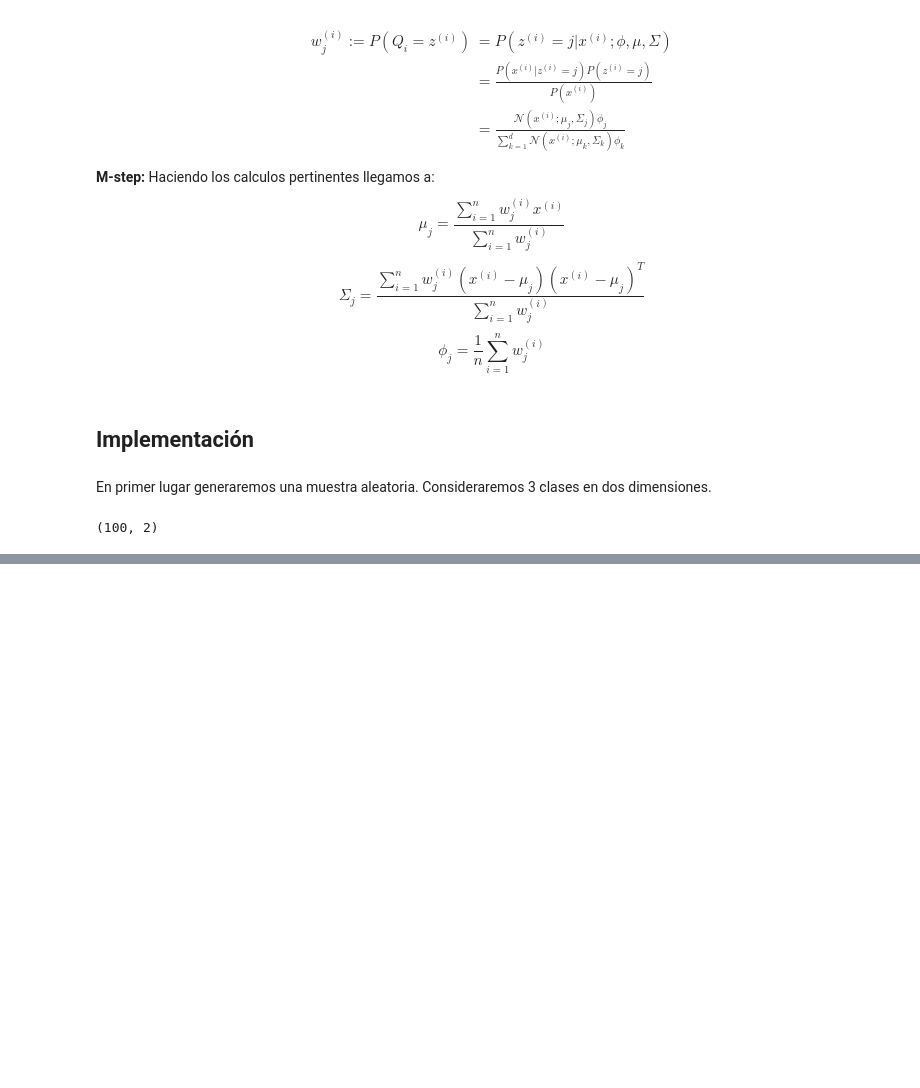
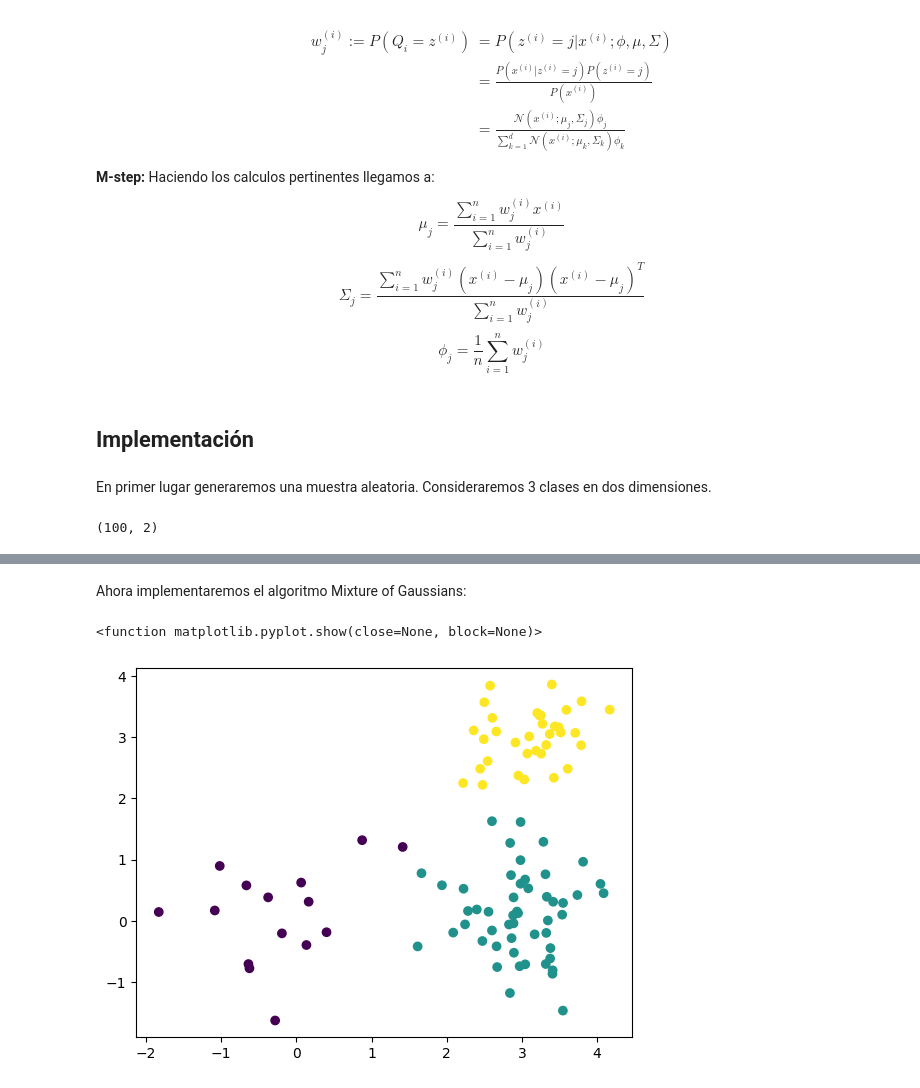
Before and after one commit to fenollh/ML-Optimizacion, a Jupyter notebook: 4. EM (Expectation Maximization).ipynb, the cells around one changed output, grey strips where cells are left out. Drawn from its saved outputs; the diff is of its cells as text; code cells hidden in the pictures; blank space fills up the shorter version.

Commit message:
algoritmo MG implementado

```diff
--- a/4. EM (Expectation Maximization).ipynb
+++ b/4. EM (Expectation Maximization).ipynb
@@ -141,0 +142,48 @@ plt.show
+# %% [markdown]
+Ahora implementaremos el algoritmo Mixture of Gaussians:
+# %%
+from scipy.stats import multivariate_normal
+def mixture_of_gaussians(data, d=3, n_iter=100):
+    space_dimension = data.shape[1]
+    dataset_length = data.shape[0]
+
+    # Inicializamos los parametros
+    phi = np.full(d, 1/d) #Probabilidad de todas las clases uniforme
+    mu = np.column_stack([np.arange(d)]*space_dimension)#Inicializamos diferente
+    Sigma = np.tile(np.eye(space_dimension), (d, 1, 1)) #Inicializamos todas las covarianzas a 0
+    W = np.array((dataset_length, d))
+    change_abs = 1
+
+    for i in range(n_iter):
+
+        # -----------------------------   E-STEP  ------------------------
+        w = np.column_stack([
+            phi[k]*multivariate_normal.pdf(X, mean=mu[k], cov=Sigma[k])
+            for k in range(d)
+        ])
+        W = w / np.sum(w, axis=1, keepdims=True)
+
+
+        # -----------------------------  M-STEP  --------------------------
+        phi = ( np.ones((1, dataset_length))@W ) / dataset_length
+        phi = phi.T
+
+        mu_prev = mu
+        mu = ( X.T @ W ) / ( np.ones((1, dataset_length))@W )
+        mu = mu.T
+
+        diffs = X[:, None, :] - mu[None, :, :] #None crea un eje nuevo para hacer broadcasting. Diffs sera un tensor (ds_lenght, d, space_dim)
+        outer_products = np.einsum('nik,nil->nikl', diffs, diffs) #Calculamos los productos exteriores
+        outer_products_weighted = W[:, :, None, None]*outer_products
+        Sigma = np.sum(outer_products_weighted, axis=0) / np.sum(W, axis=0)[:, None, None]
+
+    clusters = np.argmax(W, axis=1)
+    return W, clusters
+# %%
+W, clusters = mixture_of_gaussians(X)
+
+plt.scatter(X[:, 0], X[:,1], c=clusters)
+plt.show
+# %% [output]
+<function matplotlib.pyplot.show(close=None, block=None)>
+[figure, added]
```
Also changed, not shown: parts of 1 cell of this notebook.
